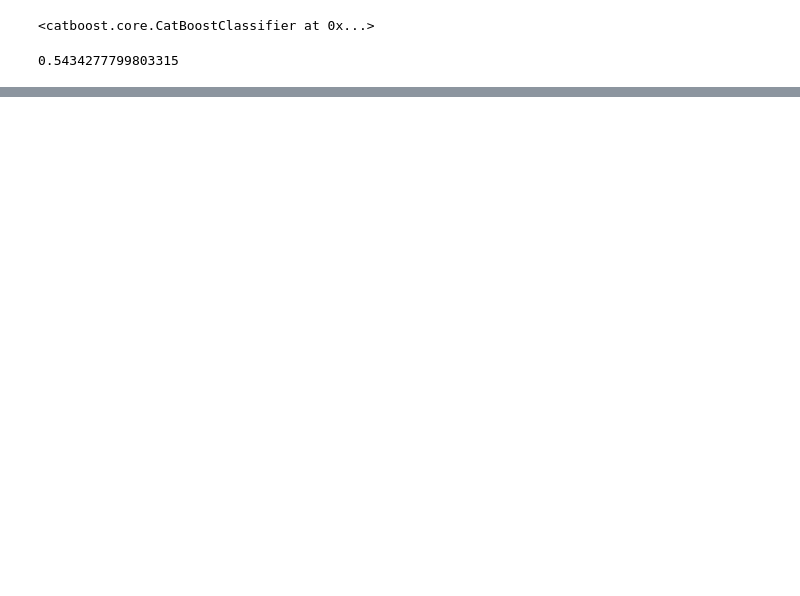
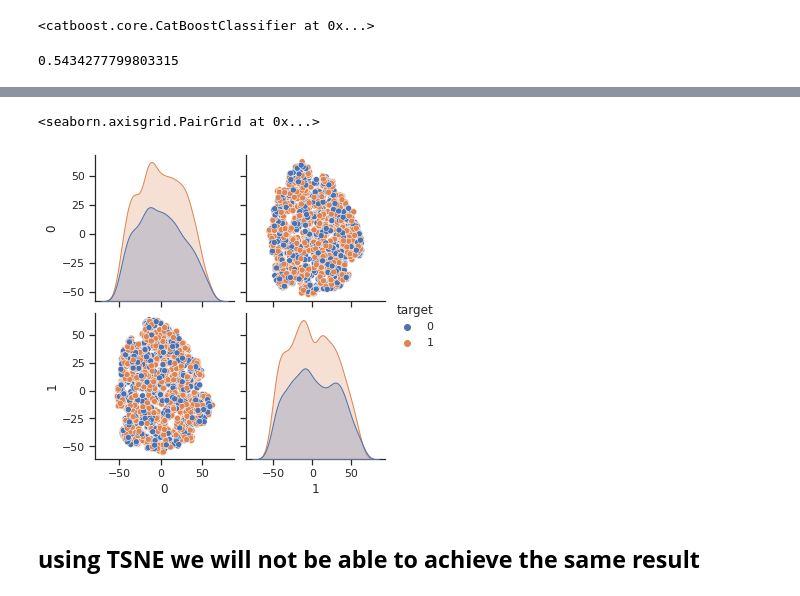
Before and after one commit to vieetdemort/Mysterious_Circles, a Jupyter notebook: Mysterious_Circles.ipynb, the cells around one changed output, grey strips where cells are left out. Saved outputs shown, nothing was run; the diff lists cells and outputs as text; code cells hidden in the pictures; blank space fills up the shorter version.

Commit message:
MDS and TSNE

```diff
--- a/Mysterious_Circles.ipynb
+++ b/Mysterious_Circles.ipynb
@@ -94,0 +165,8 @@ roc_auc
+# %%
+tsne = TSNE()
+# %%
+tsne_trans = tsne.fit_transform(X)
+# %%
+tsne_trans_ = pd.DataFrame(tsne_trans)
+tsne_trans_['target'] = df['target']
+tsne_trans_
@@ -94,0 +187,8 @@ roc_auc
+# %%
+sns.set_theme(style="ticks")
+sns.pairplot(tsne_trans_, hue="target")
+# %% [output]
+<seaborn.axisgrid.PairGrid at 0x...>
+[figure, added]
+# %% [markdown]
+## **using TSNE we will not be able to achieve the same result**
```
Also changed, not shown: parts of 15 cells of this notebook.
